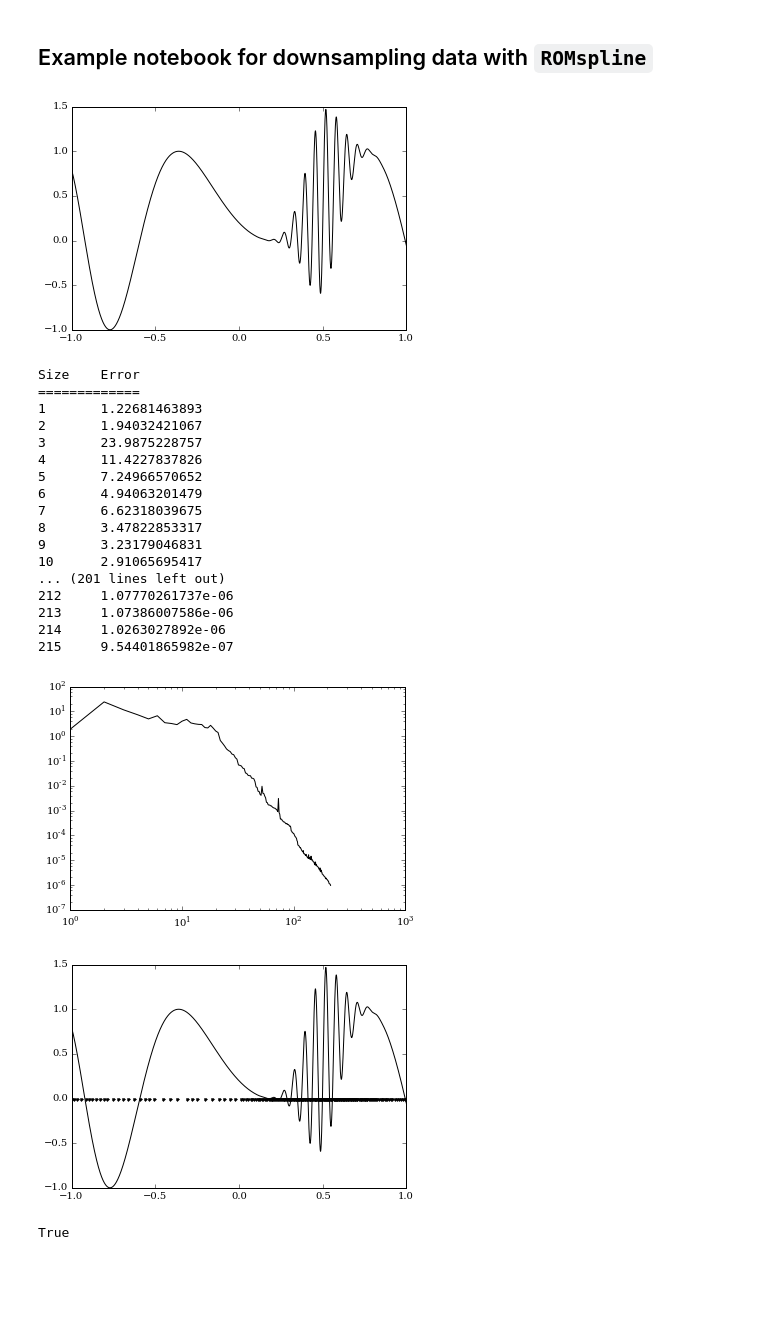
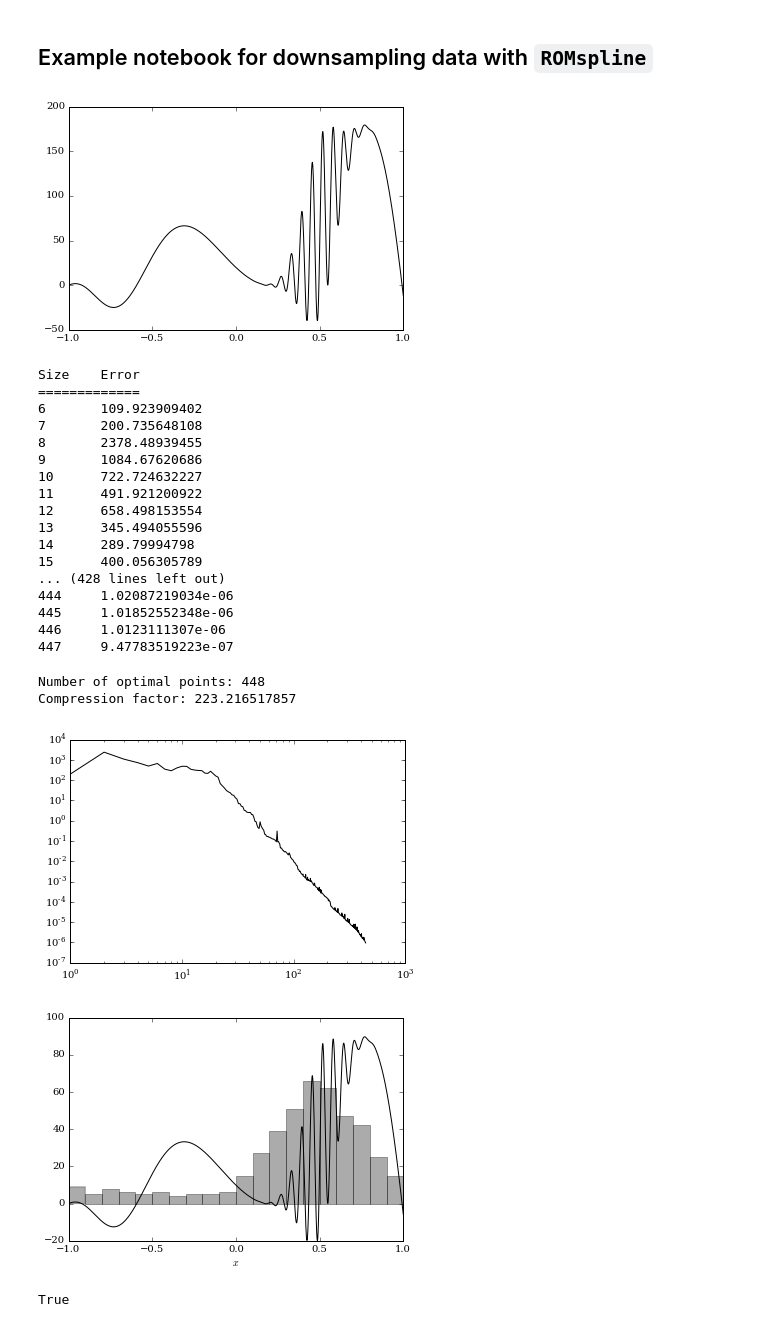
Before and after one commit to crgalley/romspline, a Jupyter notebook: romSpline_example.ipynb, the cells around one changed output. Saved outputs shown, nothing was run; the diff lists cells and outputs as text; code cells hidden in the pictures; blank space fills up the shorter version.

```diff
--- a/romSpline_example.ipynb
+++ b/romSpline_example.ipynb
@@ -11,56 +15,64 @@ import romSpline
 x = np.linspace(-1, 1, 100001)
 
 def f(x):
-    return np.sin(5.*(x-0.2)**2) + np.exp(-(x-0.5)**2/2./0.01)*np.sin(100*x)
+    return 100.*( (1.+x)*np.sin(5.*(x-0.2)**2) + np.exp(-(x-0.5)**2/2./0.01)*np.sin(100*x) )
 # %%
 # Plot the test data to see how it looks.
 plt.plot(x, f(x), 'k-');
 # %% [output]
-[figure, old version]
+[figure, new version]
 # %%
 # Create a reduced-order spline by making an instance of the ReducedOrderSpline class.
 spline = romSpline.ReducedOrderSpline(x, f(x), verbose=True)
 
-# Because data, namely, x and f(x), are given then the class goes ahead and builds the
-# reduced-order spline via a greedy algorithm. In this example, 215 points are needed
-# to represent the 100001 original data samples to within an error of 1e-6 for a
-# compression factor of 100001/215 = 465.
-
 # Additional options include:
 #     deg -- degree of interpolating spline polynomials (default is 5)
 #     tol -- tolerance of greedy algorithm (default is 1e-6)
+#     rel -- use relative errors if True (default is False)
 # %% [output]
 Size    Error
 =============
-1       1.22681463893
-2       1.94032421067
-3       23.9875228757
-4       11.4227837826
-5       7.24966570652
-6       4.94063201479
-7       6.62318039675
-8       3.47822853317
-9       3.23179046831
-10      2.91065695417
-... (201 lines left out)
-212     1.07770261737e-06
-213     1.07386007586e-06
-214     1.0263027892e-06
-215     9.54401865982e-07
+6       109.923909402
+7       200.735648108
+8       2378.48939455
+9       1084.67620686
+10      722.724632227
+11      491.921200922
+12      658.498153554
+13      345.494055596
+14      289.79994798
+15      400.056305789
+... (428 lines left out)
+444     1.02087219034e-06
+445     1.01852552348e-06
+446     1.0123111307e-06
+447     9.47783519223e-07
+# %%
+# Because data, namely, x and f(x), are given then the class goes ahead and builds the
+# reduced-order spline via a greedy algorithm. The number of optimal points and the
+# resulting compression factor are:
+print "Number of optimal points:", spline.size
+print "Compression factor:", spline.compression
+# %% [output]
+Number of optimal points: 448
+Compression factor: 223.216517857
 # %%
 # Plot the max L-infinity errors that were found in building the "optimal" spline.
 # Notice that the decay is polynomial (power is deg+1) and not exponential.
-# This is because the spline is only smooth to the degree of the polynomials used.
-# For this reason, it's good not to set the tolerance too high (e.g., numerical round-off).
+# This is because the spline is only smooth to the degree of the polynomial used.
+# For this reason, it's good not to set the tolerance too high (e.g., numerical round-off)
+# as the time to generate spline might be impractically long.
 plt.loglog(spline.errors, 'k-');
 # %% [output]
-[figure, old version]
+[figure, new version]
 # %%
 # The distribution of the "optimal" knots is not uniform. Generally speaking, the
-# density of knots is highest aroun
-plt.plot(spline.knots, np.zeros(len(spline.knots)), 'k.', x, f(x), 'k-');
+# density of knots is highest around the more variable data.
+plt.hist(spline.knots, 20, color='k', alpha=0.33)
+plt.plot(x, f(x)/2., 'k-')
+plt.xlabel('$x$');
 # %% [output]
-[figure, old version]
+[figure, new version]
 # %%
 # To evaluate the spline let's first create an array of new samples
 import random
```
Also changed, not shown: parts of 10 cells of this notebook.
